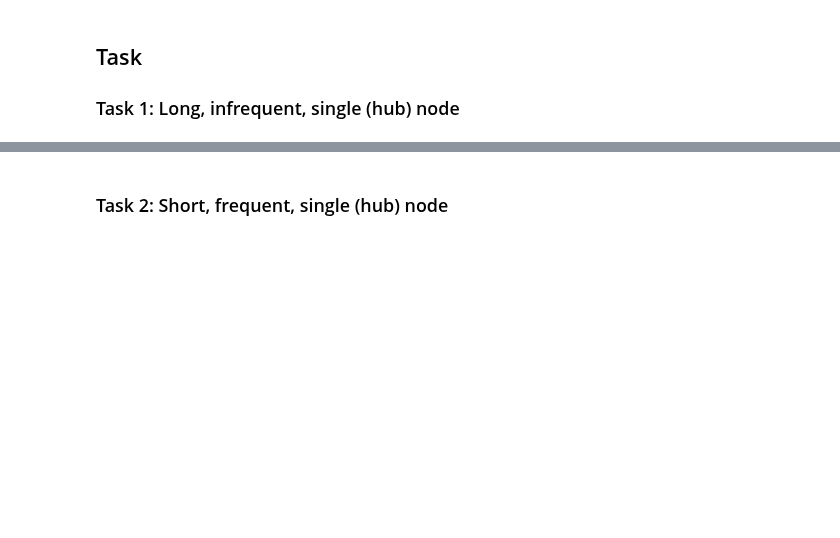
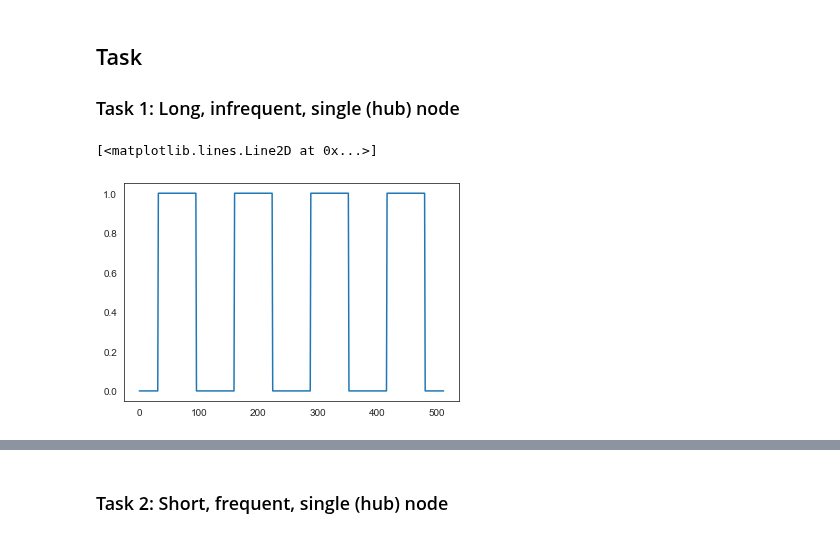
Before and after one commit to zenkavi/NeuralMassModels, a Jupyter notebook: notebooks/simulations/NB0_True_vs_functional_connectivity.ipynb, the cells around one changed output, grey strips where cells are left out. Saved outputs shown, nothing was run; the diff lists cells and outputs as text; code cells hidden in the pictures; blank space fills up the shorter version.

Commit message:
simplified tasktiming creation

```diff
--- a/notebooks/simulations/NB0_True_vs_functional_connectivity.ipynb
+++ b/notebooks/simulations/NB0_True_vs_functional_connectivity.ipynb
@@ -75,3 +76,10 @@ sns.lineplot(data=rest_data_df, x="time", y="activity", hue="node_num")
 ## Task
 
 ### Task 1: Long, infrequent, single (hub) node
+# %%
+sim_args.update({'on_len':64, 'off_len':32})
+tasktiming, stimtimes = make_stimtimes(stim_nodes= 1, args_dict=sim_args)
+plt.plot(tasktiming[::int(1/sim_args['dt'])])
+# %% [output]
+[<matplotlib.lines.Line2D at 0x...>]
+[figure, added]
```
Also changed, not shown: parts of 4 cells of this notebook, 2 other files.
